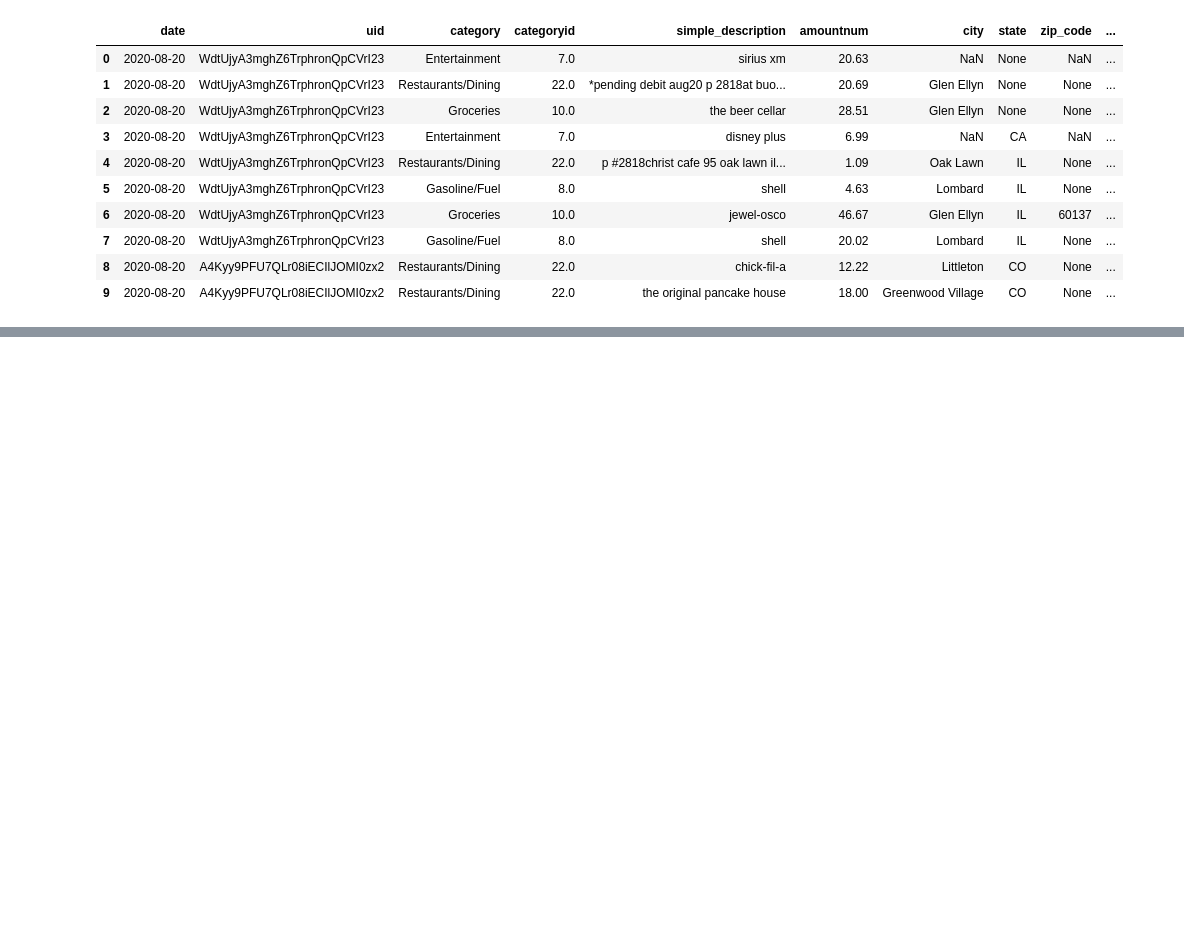
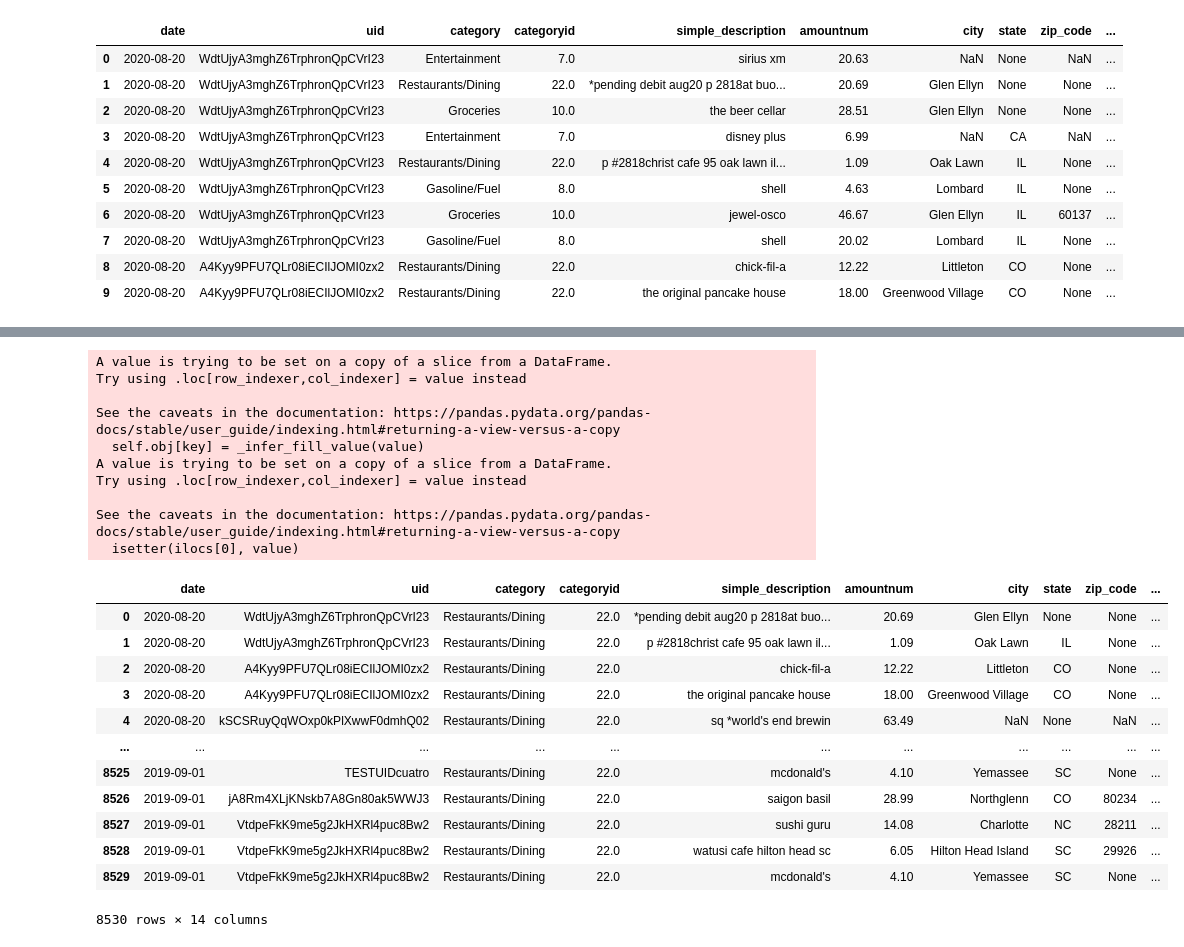
Before and after one commit to fariha23/recommendation_system_creditcard, a Jupyter notebook: notebooks/Recommendation_System_v1.ipynb, the cells around one changed output, grey strips where cells are left out. Saved outputs shown, nothing was run; the diff lists cells and outputs as text; code cells hidden in the pictures; blank space fills up the shorter version.

```diff
--- a/notebooks/Recommendation_System_v1.ipynb
+++ b/notebooks/Recommendation_System_v1.ipynb
@@ -98,0 +201,5 @@ df1_rec_mtx
+# %%
+df1_rec_resturants=df1_rec[df1_rec.categoryid==22.0]
+# %%
+df1_rec_resturants.reset_index(inplace=True,drop=True)
+df1_rec_resturants.info()
@@ -98,0 +252,17 @@ df1_rec_mtx
+# %%
+rest_list=[]
+for merch in df1_rec_resturants.simple_description:
+    if ((merch[0:8]=='*pending')):
+        rest_list.append(merch[30:])
+    elif (merch[0:7]=='pending'):
+        rest_list.append(merch[19:])
+    elif (merch[0:2]=='p '):
+        rest_list.append(merch[7:])
+    elif (merch[0:2]=='pp'):
+        rest_list.append(merch[3:])
+    #elif (merch=="mcdonald's"):
+        #rest_list.append('MCD')
+    else:
+        rest_list.append(merch)
+
+pd.Series(rest_list)
@@ -98,0 +305,30 @@ df1_rec_mtx
+# %%
+#df1_rec_resturants['merchant']=pd.Series(rest_list)
+
+
+df1_rec_resturants.loc[:,'merchant'] = pd.Series(rest_list, index=df1_rec_resturants.index)
+df1_rec_resturants
+# %% [output]
+A value is trying to be set on a copy of a slice from a DataFrame.
+Try using .loc[row_indexer,col_indexer] = value instead
+
+See the caveats in the documentation: https://pandas.pydata.org/pandas-docs/stable/user_guide/indexing.html#returning-a-view-versus-a-copy
+  self.obj[key] = _infer_fill_value(value)
+A value is trying to be set on a copy of a slice from a DataFrame.
+Try using .loc[row_indexer,col_indexer] = value instead
+
+See the caveats in the documentation: https://pandas.pydata.org/pandas-docs/stable/user_guide/indexing.html#returning-a-view-versus-a-copy
+  isetter(ilocs[0], value)
+|  | date | uid | category | categoryid | simple_description | amountnum | city | state | zip_code | ... |
+| 0 | 2020-08-20 | WdtUjyA3mghZ6TrphronQpCVrI23 | Restaurants/Dining | 22.0 | *pending debit aug20 p 2818at buo... | 20.69 | Glen Ellyn | None | None | ... |
+| 1 | 2020-08-20 | WdtUjyA3mghZ6TrphronQpCVrI23 | Restaurants/Dining | 22.0 | p #2818christ cafe 95 oak lawn il... | 1.09 | Oak Lawn | IL | None | ... |
+| 2 | 2020-08-20 | A4Kyy9PFU7QLr08iECIlJOMI0zx2 | Restaurants/Dining | 22.0 | chick-fil-a | 12.22 | Littleton | CO | None | ... |
+| 3 | 2020-08-20 | A4Kyy9PFU7QLr08iECIlJOMI0zx2 | Restaurants/Dining | 22.0 | the original pancake house | 18.00 | Greenwood Village | CO | None | ... |
+| 4 | 2020-08-20 | kSCSRuyQqWOxp0kPlXwwF0dmhQ02 | Restaurants/Dining | 22.0 | sq *world's end brewin | 63.49 | NaN | None | NaN | ... |
+| ... | ... | ... | ... | ... | ... | ... | ... | ... | ... | ... |
+| 8525 | 2019-09-01 | TESTUIDcuatro | Restaurants/Dining | 22.0 | mcdonald's | 4.10 | Yemassee | SC | None | ... |
+| 8526 | 2019-09-01 | jA8Rm4XLjKNskb7A8Gn80ak5WWJ3 | Restaurants/Dining | 22.0 | saigon basil | 28.99 | Northglenn | CO | 80234 | ... |
+| 8527 | 2019-09-01 | VtdpeFkK9me5g2JkHXRl4puc8Bw2 | Restaurants/Dining | 22.0 | sushi guru | 14.08 | Charlotte | NC | 28211 | ... |
+| 8528 | 2019-09-01 | VtdpeFkK9me5g2JkHXRl4puc8Bw2 | Restaurants/Dining | 22.0 | watusi cafe hilton head sc | 6.05 | Hilton Head Island | SC | 29926 | ... |
+| 8529 | 2019-09-01 | VtdpeFkK9me5g2JkHXRl4puc8Bw2 | Restaurants/Dining | 22.0 | mcdonald's | 4.10 | Yemassee | SC | None | ... |
+8530 rows × 14 columns
```
Also changed, not shown: parts of 33 cells of this notebook.
